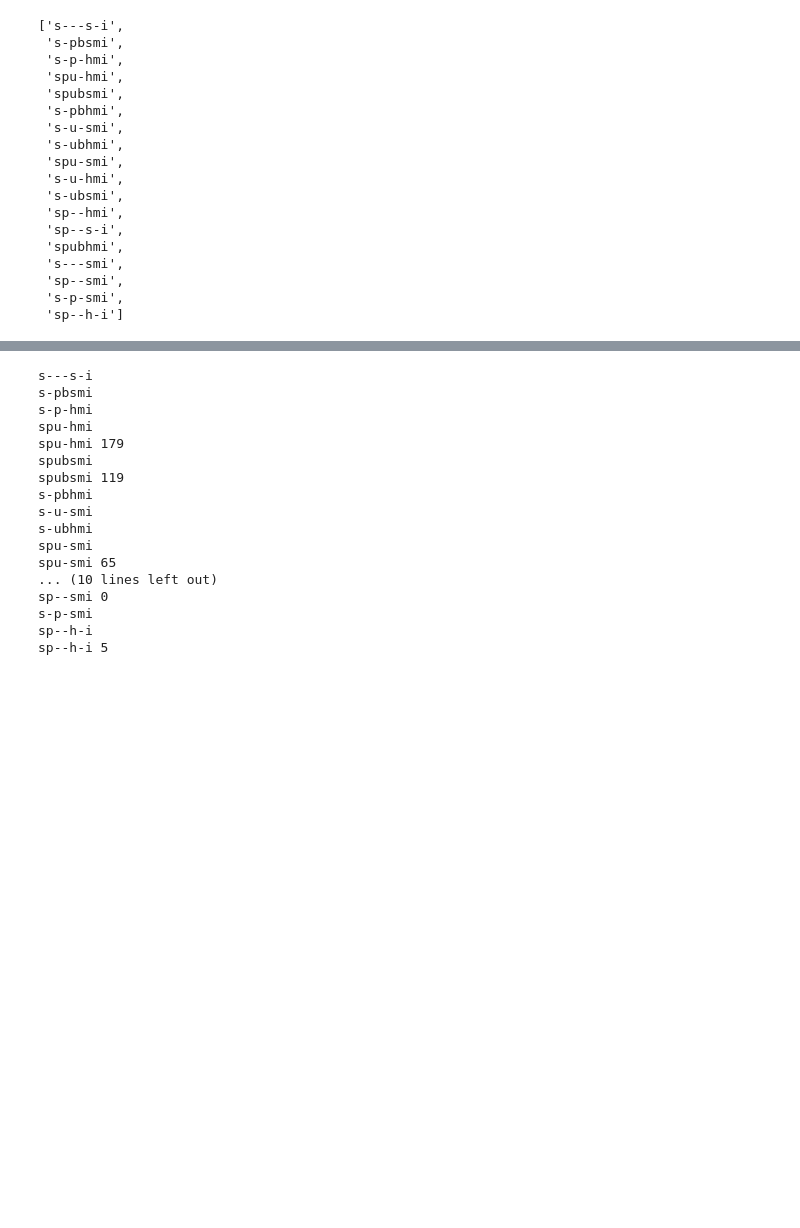
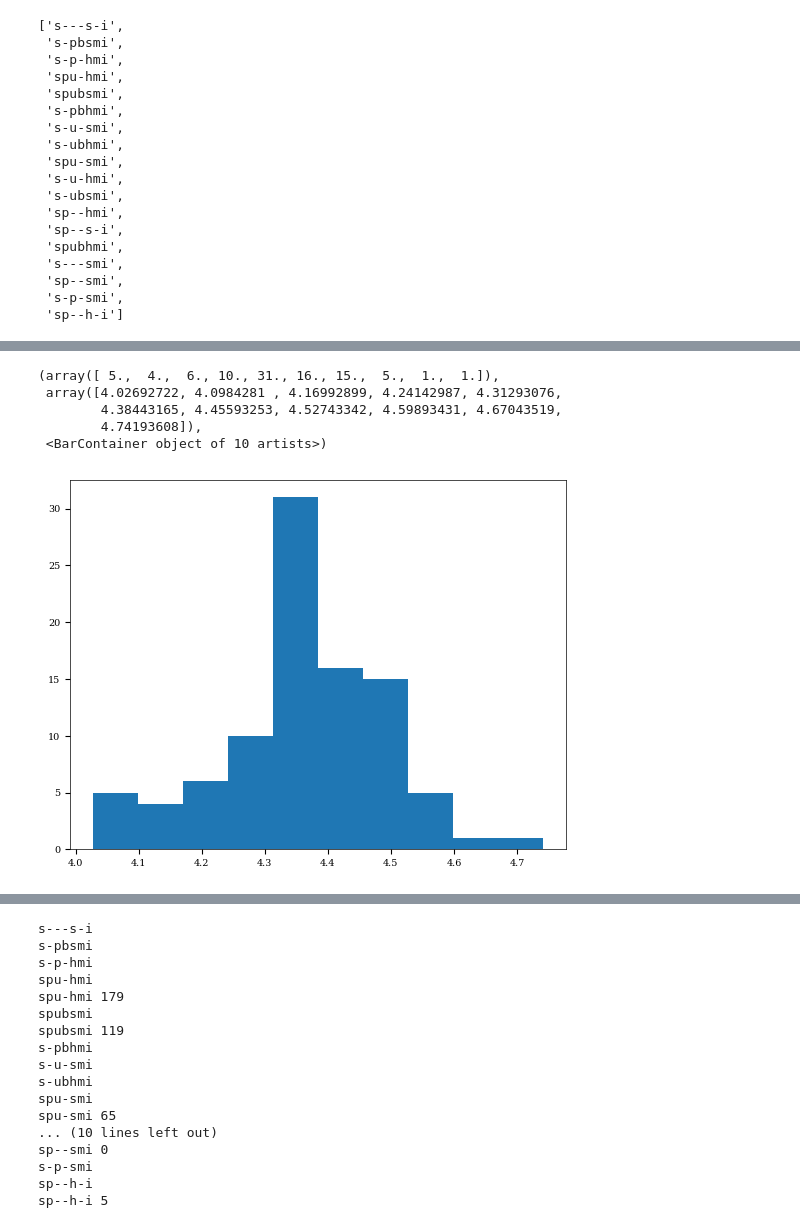
Before and after one commit to ACES-CMZ/MUBLO, a Jupyter notebook: G0.025-0.073/MUBLO_YSOcheck.ipynb, the cells around one changed output, grey strips where cells are left out. Drawn from its saved outputs; the diff is of its cells as text; code cells hidden in the pictures; blank space fills up the shorter version.

```diff
--- a/G0.025-0.073/MUBLO_YSOcheck.ipynb
+++ b/G0.025-0.073/MUBLO_YSOcheck.ipynb
@@ -64,0 +178,9 @@ $\mathrm{mJy}$
+# %%
+pl.hist(np.log10(matched['Model Luminosity']))
+# %% [output]
+(array([ 5.,  4.,  6., 10., 31., 16., 15.,  5.,  1.,  1.]),
+ array([4.02692722, 4.0984281 , 4.16992899, 4.24142987, 4.31293076,
+        4.38443165, 4.45593253, 4.52743342, 4.59893431, 4.67043519,
+        4.74193608]),
+ <BarContainer object of 10 artists>)
+[figure, added]
```
Also changed, not shown: parts of 19 cells of this notebook, 2 other files.
